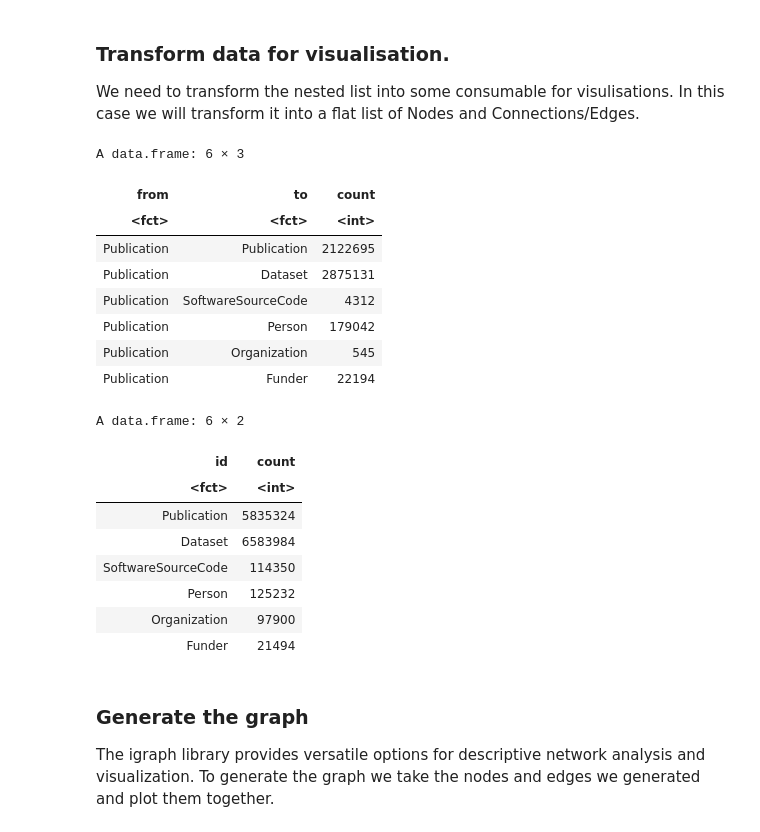
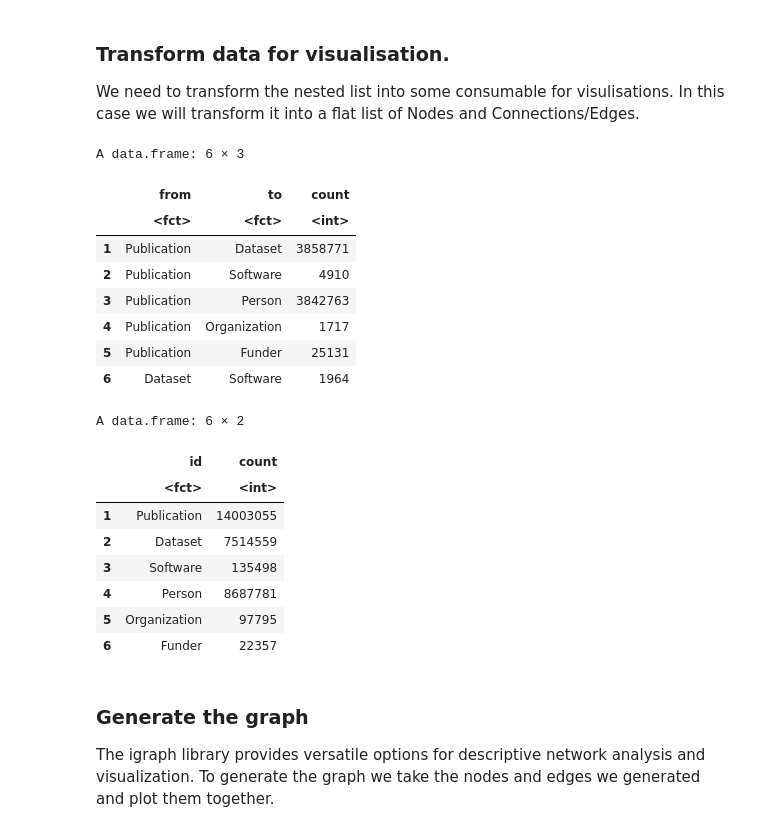
Before and after one commit to datacite/pidgraph-notebooks-r, a Jupyter notebook: kpi/r-kpi.ipynb, the cells around one changed output. Cells and saved outputs as stored; diff of their text form; code cells hidden in the pictures.

```diff
--- a/kpi/r-kpi.ipynb
+++ b/kpi/r-kpi.ipynb
@@ -129,56 +93,53 @@ We need to transform the nested list into some consumable for visulisations. In
 # %%
 # generate data frame for nodes
 publications <- data.frame(id=c('Publication'), count=data$data$publications$totalCount)
 datasets <- data.frame(id=c('Dataset'), count=data$data$datasets$totalCount)
-softwareSourceCodes <- data.frame(id=c('SoftwareSourceCode'), count=data$data$softwareSourceCodes$totalCount)
+softwares <- data.frame(id=c('Software'), count=data$data$softwares$totalCount)
 people <- data.frame(id=c('Person'), count=data$data$people$totalCount)
 organizations <- data.frame(id=c('Organization'), count=data$data$organizations$totalCount)
 funders <- data.frame(id=c('Funder'), count=data$data$funders$totalCount)
 nodes <- rbind(publications, datasets, softwareSourceCodes, people, organizations, funders)
 
 edges <- data.frame(to=character(), from=character())
-edges <- rbind(edges, data.frame(from="Publication", to="Publication", count=data$data$publications$publicationConnectionCount))
 edges <- rbind(edges, data.frame(from="Publication", to="Dataset", count=data$data$publications$datasetConnectionCount))
-edges <- rbind(edges, data.frame(from="Publication", to="SoftwareSourceCode", count=data$data$publications$softwareConnectionCount))
+edges <- rbind(edges, data.frame(from="Publication", to="Software", count=data$data$publications$softwareConnectionCount))
 edges <- rbind(edges, data.frame(from="Publication", to="Person", count=data$data$publications$personConnectionCount))
 edges <- rbind(edges, data.frame(from="Publication", to="Organization", count=data$data$publications$organizationConnectionCount))
 edges <- rbind(edges, data.frame(from="Publication", to="Funder", count=data$data$publications$funderConnectionCount))
-edges <- rbind(edges, data.frame(from="Dataset", to="Dataset", count=data$data$datasets$datasetConnectionCount))
-edges <- rbind(edges, data.frame(from="Dataset", to="SoftwareSourceCode", count=data$data$datasets$softwareConnectionCount))
+edges <- rbind(edges, data.frame(from="Dataset", to="Software", count=data$data$datasets$softwareConnectionCount))
 edges <- rbind(edges, data.frame(from="Dataset", to="Person", count=data$data$datasets$personConnectionCount))
 edges <- rbind(edges, data.frame(from="Dataset", to="Funder", count=data$data$datasets$funderConnectionCount))
 edges <- rbind(edges, data.frame(from="Dataset", to="Organization", count=data$data$datasets$organizationConnectionCount))
-edges <- rbind(edges, data.frame(from="SoftwareSourceCode", to="SoftwareSourceCode", count=data$data$softwareSourceCodes$softwareConnectionCount))
-edges <- rbind(edges, data.frame(from="SoftwareSourceCode", to="Person", count=data$data$softwareSourceCodes$personConnectionCount))
-edges <- rbind(edges, data.frame(from="SoftwareSourceCode", to="Organization", count=data$data$softwareSourceCodes$organizationConnectionCount))
-edges <- rbind(edges, data.frame(from="SoftwareSourceCode", to="Funder", count=data$data$softwareSourceCodes$funderConnectionCount))
+edges <- rbind(edges, data.frame(from="Software", to="Person", count=data$data$softwares$personConnectionCount))
+edges <- rbind(edges, data.frame(from="Software", to="Organization", count=data$data$softwares$organizationConnectionCount))
+edges <- rbind(edges, data.frame(from="Software", to="Funder", count=data$data$softwares$funderConnectionCount))
 edges <- rbind(edges, data.frame(from="Person", to="Organization", count=data$data$people$organizationConnectionCount))
 
 # to fix "Some vertex names in edge list are not listed in vertex data frame"
 #edges[which(! edges$from %in% nodes$id) ,]
 #edges[which(! edges$to %in% nodes$id) ,]
 
 head(edges)
 head(nodes)
 # %% [output]
 A data.frame: 6 × 3
-| from | to | count |
-| <fct> | <fct> | <int> |
-| Publication | Publication | 2122695 |
-| Publication | Dataset | 2875131 |
-| Publication | SoftwareSourceCode | 4312 |
-| Publication | Person | 179042 |
-| Publication | Organization | 545 |
-| Publication | Funder | 22194 |
+|  | from | to | count |
+|  | <fct> | <fct> | <int> |
+| 1 | Publication | Dataset | 3858771 |
+| 2 | Publication | Software | 4910 |
+| 3 | Publication | Person | 3842763 |
+| 4 | Publication | Organization | 1717 |
+| 5 | Publication | Funder | 25131 |
+| 6 | Dataset | Software | 1964 |
 A data.frame: 6 × 2
-| id | count |
-| <fct> | <int> |
-| Publication | 5835324 |
-| Dataset | 6583984 |
-| SoftwareSourceCode | 114350 |
-| Person | 125232 |
-| Organization | 97900 |
-| Funder | 21494 |
+|  | id | count |
+|  | <fct> | <int> |
+| 1 | Publication | 14003055 |
+| 2 | Dataset | 7514559 |
+| 3 | Software | 135498 |
+| 4 | Person | 8687781 |
+| 5 | Organization | 97795 |
+| 6 | Funder | 22357 |
 # %% [markdown]
 ### Generate the graph
 
```
Also changed, not shown: parts of 4 cells of this notebook, 1 other file.
